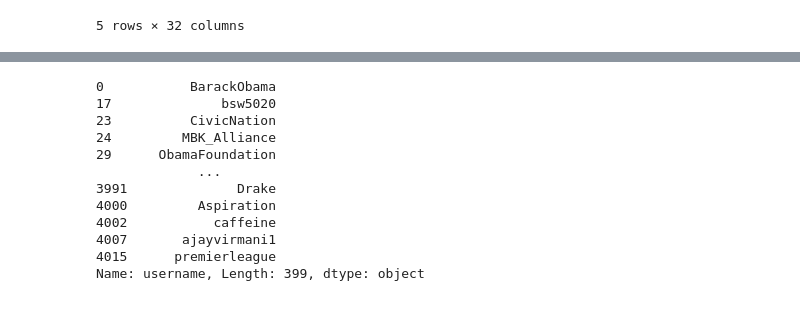
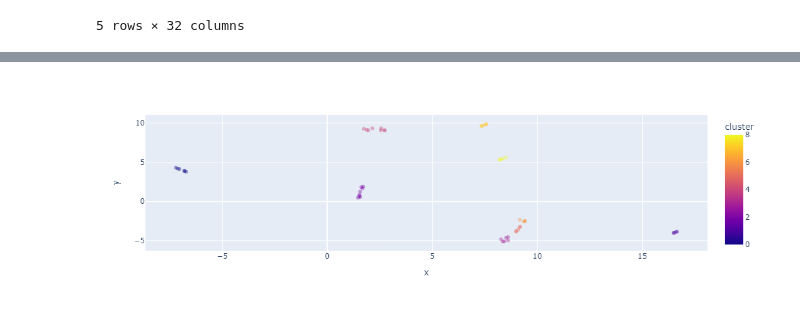
Before and after one commit to john-adeojo/twitter-influence, a Jupyter notebook: notebooks/analysis.ipynb, the cells around one changed output, grey strips where cells are left out. Saved outputs shown, nothing was run; the diff lists cells and outputs as text; code cells hidden in the pictures.

Commit message:
added UMAP and plotting

```diff
--- a/notebooks/analysis.ipynb
+++ b/notebooks/analysis.ipynb
@@ -102,4 +102,4 @@ influence_metrics.columns = ['_'.join(col).strip() for col in influence_metrics.
 influence_metrics.reset_index(inplace=True)
 influence_metrics_final = influence_metrics.merge(tweets_with_topics[['user_id', 'topic']].drop_duplicates(), on='user_id')
 
-influence_metrics_final
+influence_metrics_final.rename(columns={'name_<lambda>':'name'}, inplace=True)
@@ -124,15 +105,0 @@ influence_metrics_final
-# %%
-print(tweets_df['username'].drop_duplicates())
-# %% [output]
-0           BarackObama
-17              bsw5020
-23          CivicNation
-24         MBK_Alliance
-29      ObamaFoundation
-             ...
-3991              Drake
-4000         Aspiration
-4002           caffeine
-4007       ajayvirmani1
-4015      premierleague
-Name: username, Length: 399, dtype: object
@@ -138,0 +108,9 @@ Name: username, Length: 399, dtype: object
+# %%
+# Create a sample DataFrame
+df = influence_metrics_final
+
+# Run UmapHdbscanBokeh
+ca = ClusterAnalysis(df, n_neighbors=4, min_cluster_size=3, min_dist=0.001)
+ca.run()
+# %% [output]
+[figure, added]
```
Also changed, not shown: parts of 2 cells of this notebook, 1 other file.
